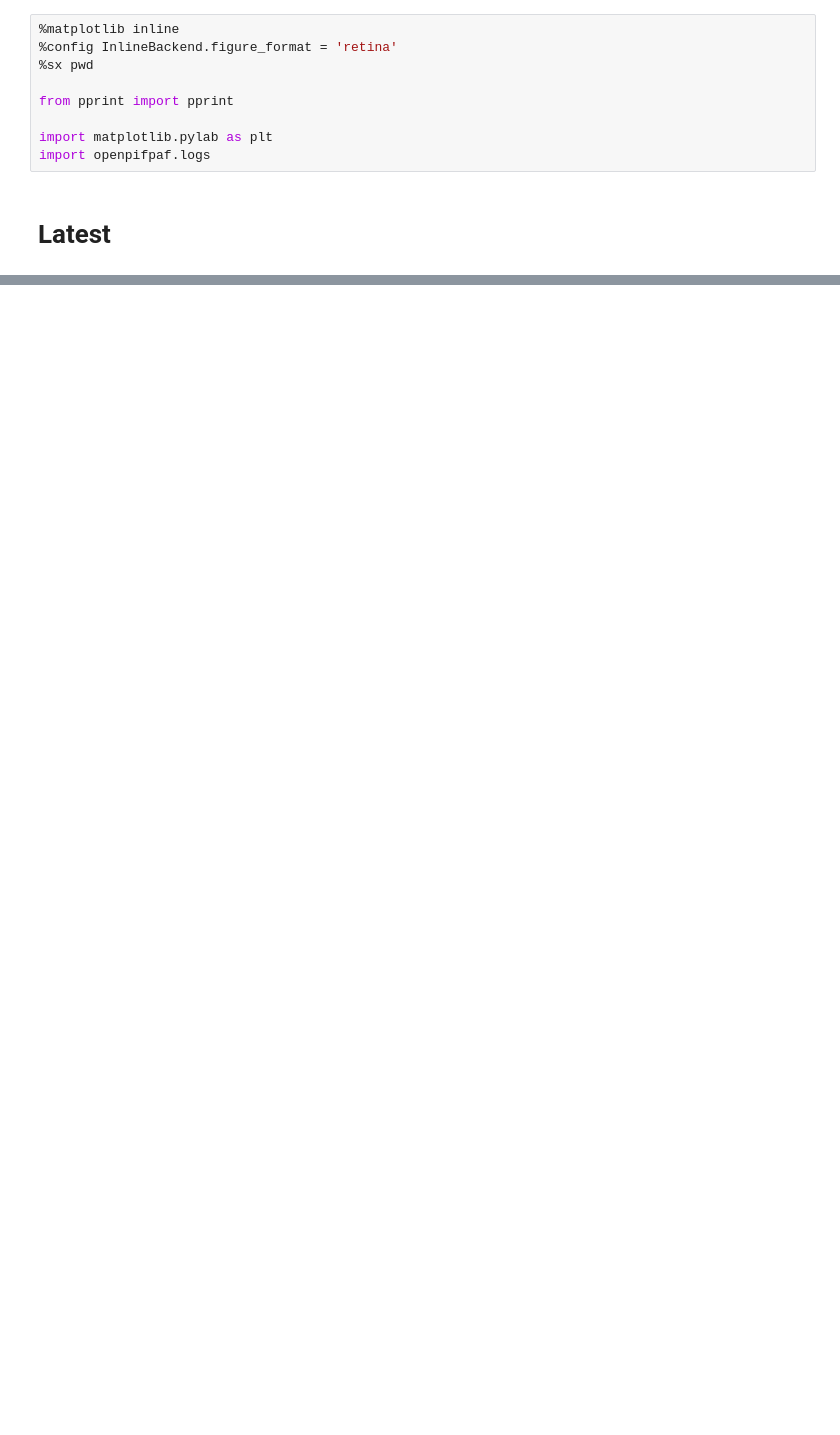
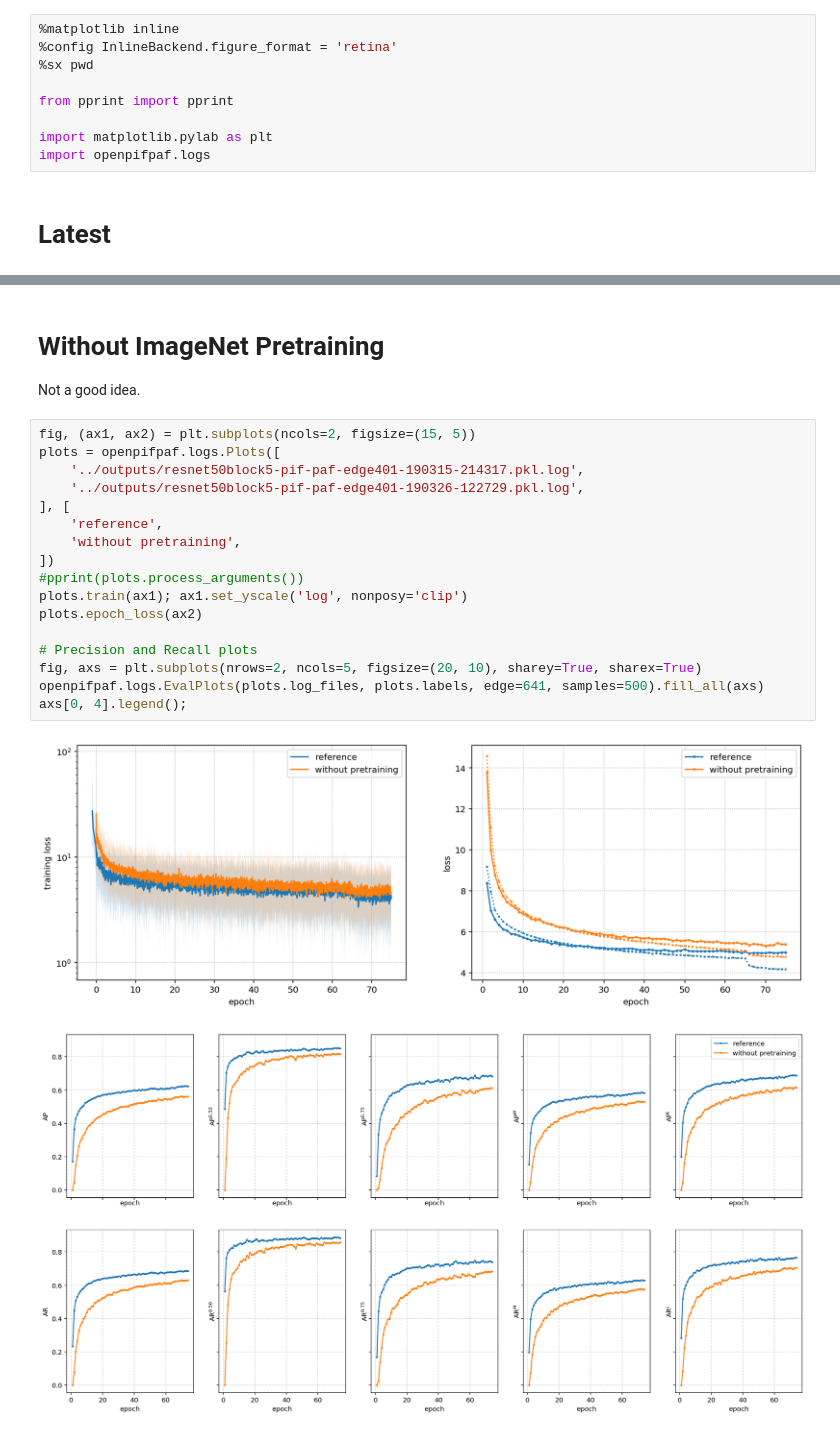
Before and after one commit to openpifpaf/openpifpaf, a Jupyter notebook: docs/studies.ipynb, the cells around one changed output, grey strips where cells are left out. Drawn from its saved outputs; the diff is of its cells as text; blank space fills up the shorter version.

```diff
--- a/docs/studies.ipynb
+++ b/docs/studies.ipynb
@@ -45,0 +67,24 @@ axs[0, 4].legend();
+# %% [markdown]
+# Without ImageNet Pretraining
+
+Not a good idea.
+# %%
+fig, (ax1, ax2) = plt.subplots(ncols=2, figsize=(15, 5))
+plots = openpifpaf.logs.Plots([
+    '../outputs/resnet50block5-pif-paf-edge401-190315-214317.pkl.log',
+    '../outputs/resnet50block5-pif-paf-edge401-190326-122729.pkl.log',
+], [
+    'reference',
+    'without pretraining',
+])
+#pprint(plots.process_arguments())
+plots.train(ax1); ax1.set_yscale('log', nonposy='clip')
+plots.epoch_loss(ax2)
+
+# Precision and Recall plots
+fig, axs = plt.subplots(nrows=2, ncols=5, figsize=(20, 10), sharey=True, sharex=True)
+openpifpaf.logs.EvalPlots(plots.log_files, plots.labels, edge=641, samples=500).fill_all(axs)
+axs[0, 4].legend();
+# %% [output]
+[figure, added]
+[figure, added]
```
Also changed, not shown: parts of 5 cells of this notebook, 1 other file.
